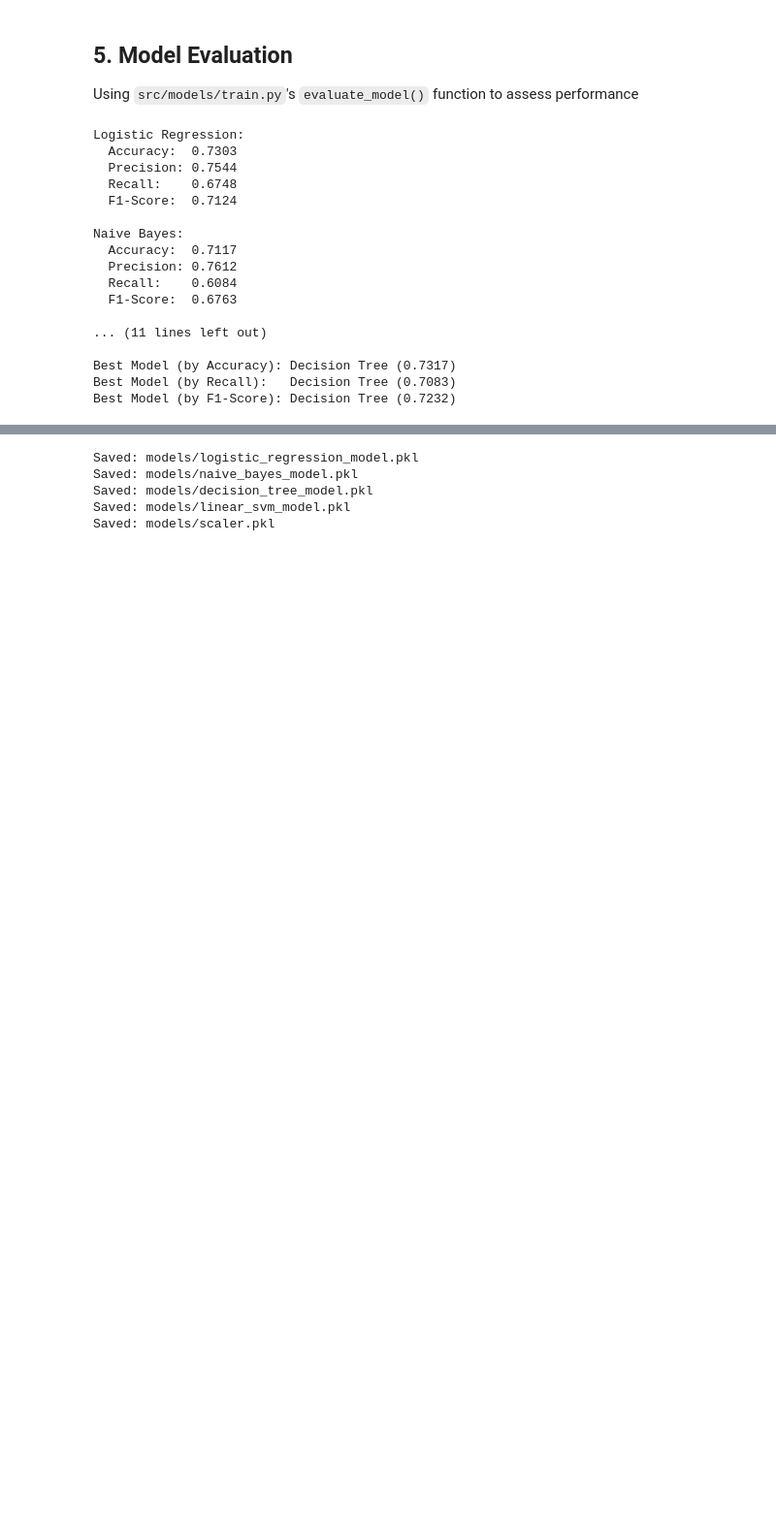
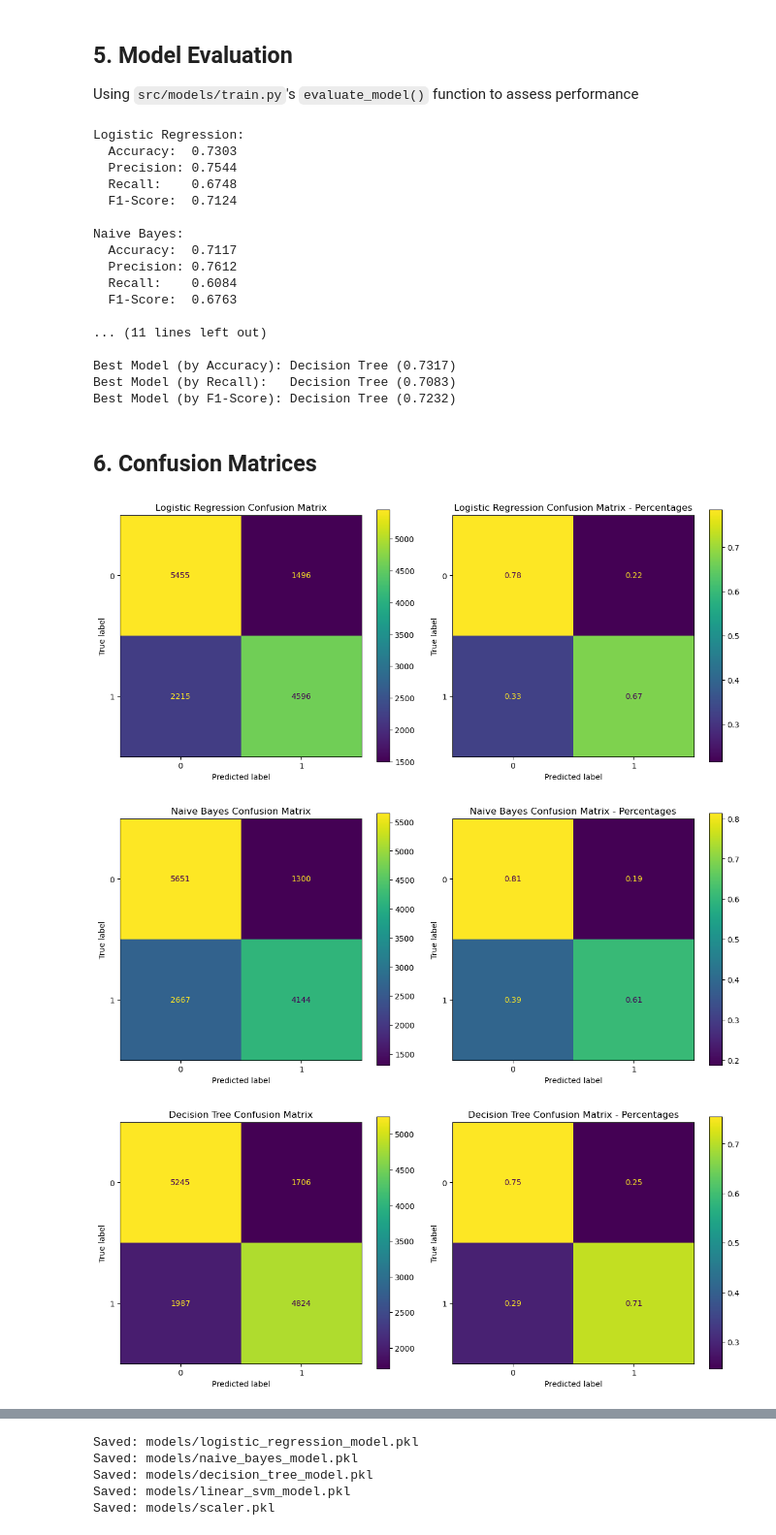
Before and after one commit to IAA-PL4G3/cardiovascular-disease, a Jupyter notebook: main.ipynb, the cells around one changed output, grey strips where cells are left out. Shown at 97% size. Saved outputs shown, nothing was run; the diff lists cells and outputs as text; code cells hidden in the pictures; blank space fills up the shorter version.

Commit message:
added overfitting and confusion matrix

```diff
--- a/main.ipynb
+++ b/main.ipynb
@@ -166,3 +168,37 @@ Naive Bayes:
 Best Model (by Accuracy): Decision Tree (0.7317)
 Best Model (by Recall):   Decision Tree (0.7083)
 Best Model (by F1-Score): Decision Tree (0.7232)
+# %% [markdown]
+## 6. Confusion Matrices
+# %%
+for model_name, model in models.items():
+    predictions = model.predict(X_test)
+    cm = confusion_matrix(y_test, predictions)
+    fig, axes = plt.subplots(1, 2, figsize=(12, 5))
+    disp = ConfusionMatrixDisplay(confusion_matrix=cm, display_labels=model.classes_)
+    disp.plot(ax=axes[0])
+    axes[0].set_title(f"{model_name} Confusion Matrix")
+    cm_perc = confusion_matrix(y_test, predictions, normalize="true")
+    disp_perc = ConfusionMatrixDisplay(confusion_matrix=cm_perc, display_labels=model.classes_)
+    disp_perc.plot(ax=axes[1])
+    axes[1].set_title(f"{model_name} Confusion Matrix - Percentages")
+    plt.tight_layout()
+    plt.show()
+
+# model comparison plot
+model_names = list(models.keys())
+accuracies = [results[m]['accuracy'] for m in model_names]
+plt.figure(figsize=(10, 6))
+plt.bar(model_names, accuracies, color=['blue', 'orange', 'green', 'red'])
+plt.ylim(0, 1)
+plt.ylabel("Accuracy")
+plt.title("Model Accuracy Comparison")
+for i, acc in enumerate(accuracies):
+    plt.text(i, acc + 0.01, f"{acc:.4f}", ha='center')
+plt.xticks(rotation=15, ha='right')
+plt.tight_layout()
+plt.show()
+# %% [output]
+[figure, added]
+[figure, added]
+[figure, added]
```
Also changed, not shown: parts of 6 cells of this notebook.
